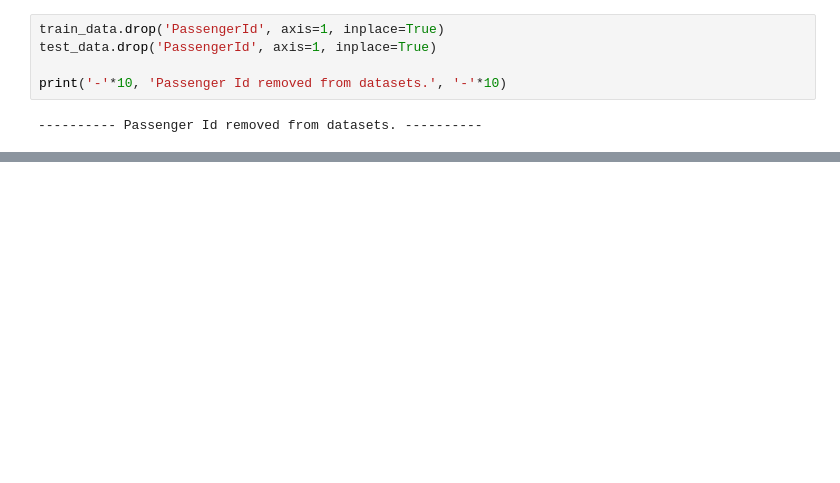
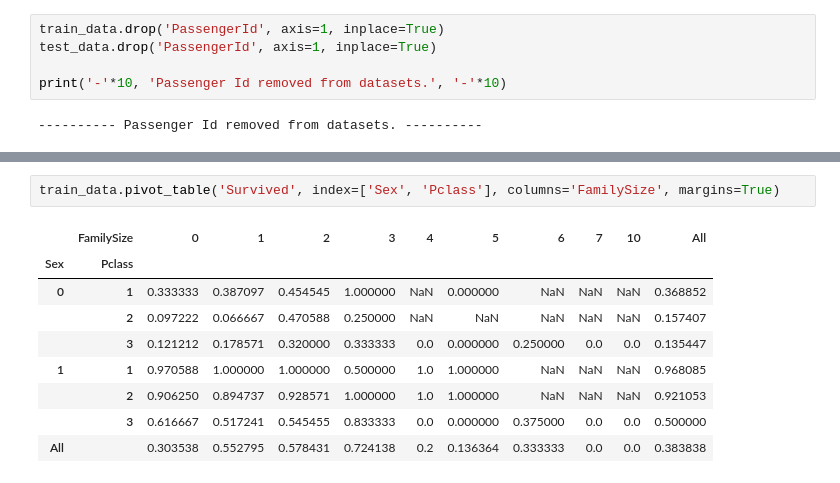
Before and after one commit to MateuszKonopelski/Kaggle, a Jupyter notebook: Project1_Titanic/Titanic_code.ipynb, the cells around one changed output, grey strips where cells are left out. Saved outputs shown, nothing was run; the diff lists cells and outputs as text; blank space fills up the shorter version.

```diff
--- a/Project1_Titanic/Titanic_code.ipynb
+++ b/Project1_Titanic/Titanic_code.ipynb
@@ -347,0 +358,12 @@ print('-'*10, 'Passenger Id removed from datasets.', '-'*10)
+# %%
+train_data.pivot_table('Survived', index=['Sex', 'Pclass'], columns='FamilySize', margins=True)
+# %% [output]
+|  | FamilySize | 0 | 1 | 2 | 3 | 4 | 5 | 6 | 7 | 10 | All |
+| Sex | Pclass |  |  |  |  |  |  |  |  |  |  |
+| 0 | 1 | 0.333333 | 0.387097 | 0.454545 | 1.000000 | NaN | 0.000000 | NaN | NaN | NaN | 0.368852 |
+|  | 2 | 0.097222 | 0.066667 | 0.470588 | 0.250000 | NaN | NaN | NaN | NaN | NaN | 0.157407 |
+|  | 3 | 0.121212 | 0.178571 | 0.320000 | 0.333333 | 0.0 | 0.000000 | 0.250000 | 0.0 | 0.0 | 0.135447 |
+| 1 | 1 | 0.970588 | 1.000000 | 1.000000 | 0.500000 | 1.0 | 1.000000 | NaN | NaN | NaN | 0.968085 |
+|  | 2 | 0.906250 | 0.894737 | 0.928571 | 1.000000 | 1.0 | 1.000000 | NaN | NaN | NaN | 0.921053 |
+|  | 3 | 0.616667 | 0.517241 | 0.545455 | 0.833333 | 0.0 | 0.000000 | 0.375000 | 0.0 | 0.0 | 0.500000 |
+| All |  | 0.303538 | 0.552795 | 0.578431 | 0.724138 | 0.2 | 0.136364 | 0.333333 | 0.0 | 0.0 | 0.383838 |
```
Also changed, not shown: parts of 7 cells of this notebook.
